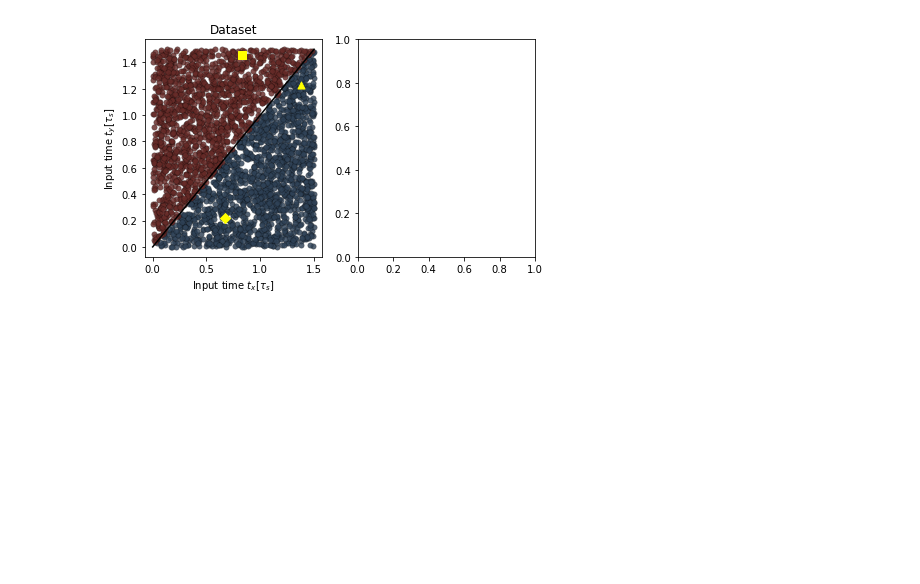
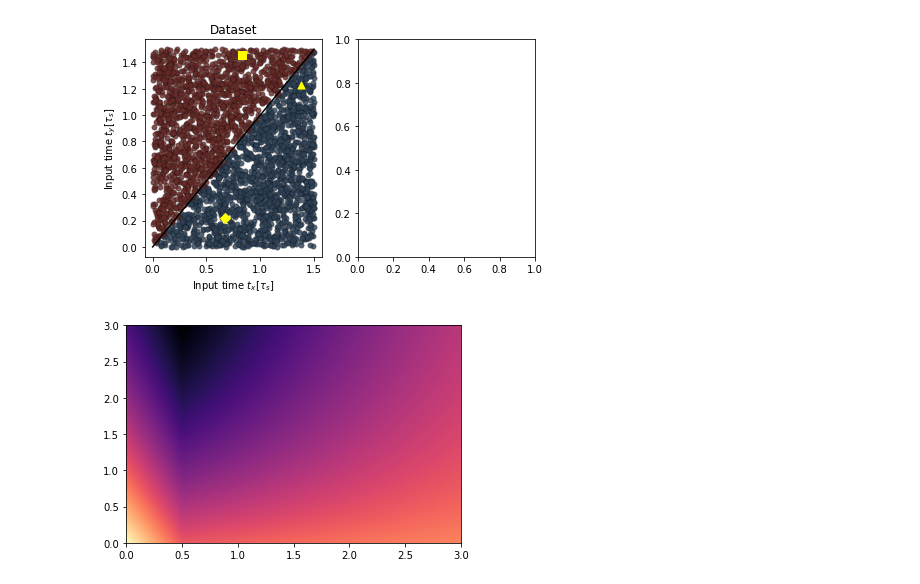
Before and after one commit to electronicvisions/jaxsnn, a Jupyter notebook: jaxsnn/event/tasks/linear.ipynb, the cells around one changed output. Drawn from its saved outputs; the diff is of its cells as text; code cells hidden in the pictures; blank space fills up the shorter version.

```diff
--- a/jaxsnn/event/tasks/linear.ipynb
+++ b/jaxsnn/event/tasks/linear.ipynb
@@ -14,7 +14,7 @@ from jaxsnn.event.compose import serial
 from jaxsnn.event.dataset import linear_dataset
 from jaxsnn.event.leaky_integrate_and_fire import LIF, LIFParameters, RecursiveLIF
 from jaxsnn.event.functional import batch_wrapper
-from jaxsnn.event.loss import spike_time_loss
+from jaxsnn.event.loss import target_time_loss
 from jaxsnn.event.plot import (
     plt_accuracy,
     plt_average_spike_time,
@@ -83,7 +83,6 @@ solver = partial(ttfs_solver, tau_mem, p.v_th)
 
 # declare net
 init_fn, apply_fn = serial(
-    t_max,
     RecursiveLIF(hidden_size, n_spikes=n_spikes_hidden, t_max=t_max, p=p, solver=solver),
     LIF(output_size, n_spikes=n_spikes_output, t_max=t_max, p=p, solver=solver),
 )
@@ -95,7 +94,7 @@ optimizer = optimizer_fn(step_size)
 opt_state = optimizer.init(params)
 
 # declare update function
-loss_fn = batch_wrapper(partial(spike_time_loss, apply_fn, tau_mem))
+loss_fn = batch_wrapper(partial(target_time_loss, apply_fn, tau_mem))
 
 # define update function
 def update(
@@ -297,0 +306,23 @@ plt_dataset(ax1[0], testset, items, LIFParameters.tau_syn_inv)
+# %%
+n = 100
+tau_syn = 5e-3
+tau_mem = 1e-2
+target = np.array([0.5, 2.5]) * tau_syn
+
+def loss_fn_vec(t1, t2, target_1, target_2, tau_mem):
+    a = 1 + np.exp(-np.abs(t1 - target_1) / tau_mem)
+    c = 1 + np.exp(-(t1 + t2) / tau_mem)
+    loss_value = -(np.log(a / c))
+    # loss_value = - (a +b)
+    return loss_value
+
+# units of tau syn
+t1 = np.linspace(0, 3, n)
+t2 = np.linspace(0, 3, n)
+xx, yy = np.meshgrid(t1, t2)
+zz = loss_fn_vec(xx * tau_syn, yy * tau_syn, target[0], target[1], tau_mem)
+
+plt.contourf(t1, t2, zz, levels=500, cmap= mpl.colormaps["magma"])
+plt.show()
+# %% [output]
+[figure, added]
```
Also changed, not shown: parts of 1 cell of this notebook, 42 other files.
